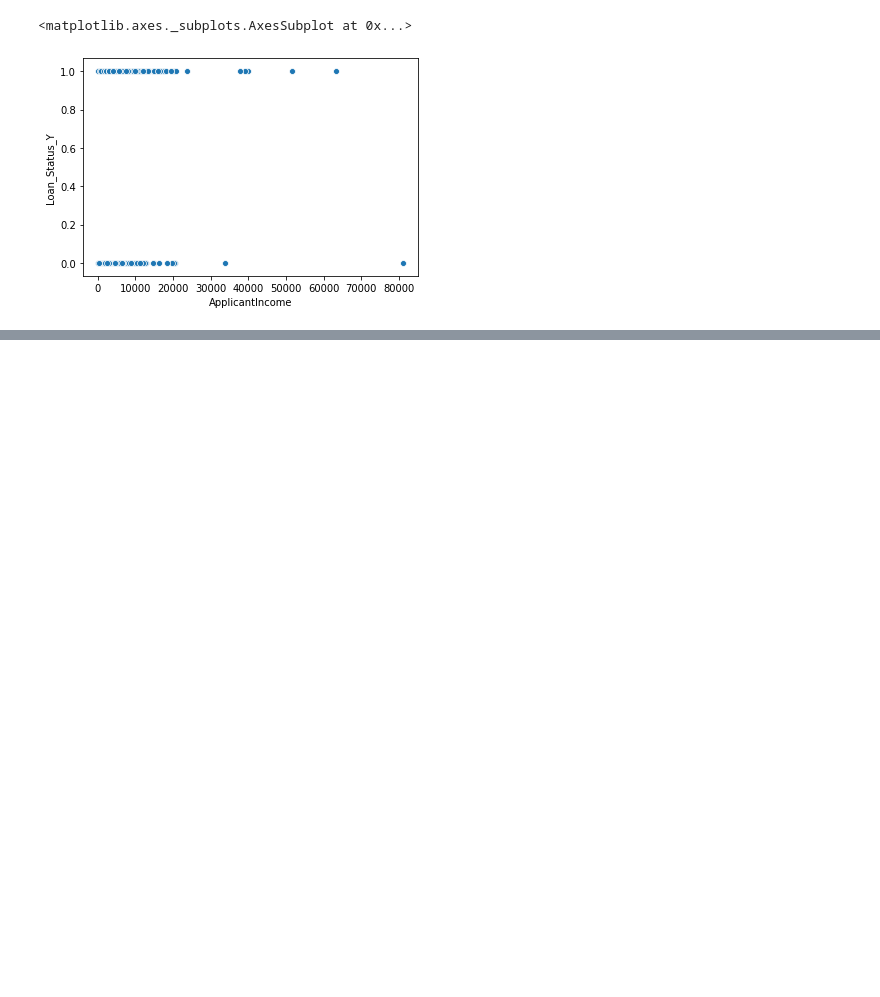
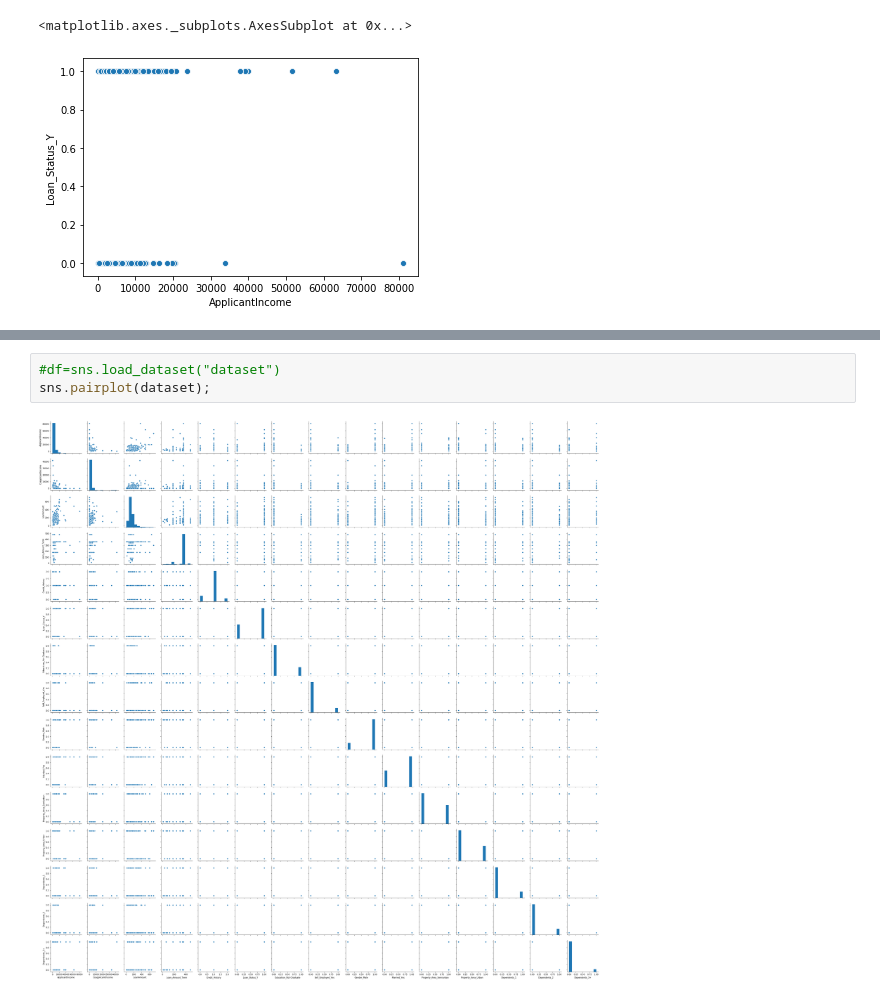
Before and after one commit to pragssss26/Loan_Prediction, a Jupyter notebook: Data_Analysis.ipynb, the cells around one changed output, grey strips where cells are left out. Saved outputs shown, nothing was run; the diff lists cells and outputs as text; blank space fills up the shorter version.

```diff
--- a/Data_Analysis.ipynb
+++ b/Data_Analysis.ipynb
@@ -98,0 +105,5 @@ sns.scatterplot(data=dataset,x='ApplicantIncome',y='Loan_Status_Y')
+# %%
+#df=sns.load_dataset("dataset")
+sns.pairplot(dataset);
+# %% [output]
+[figure, added]
```
Also changed, not shown: parts of 5 cells of this notebook.
